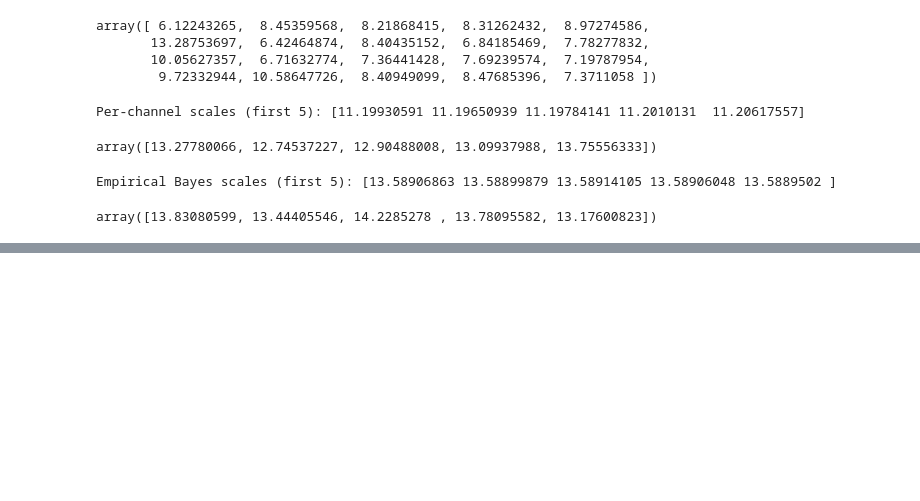
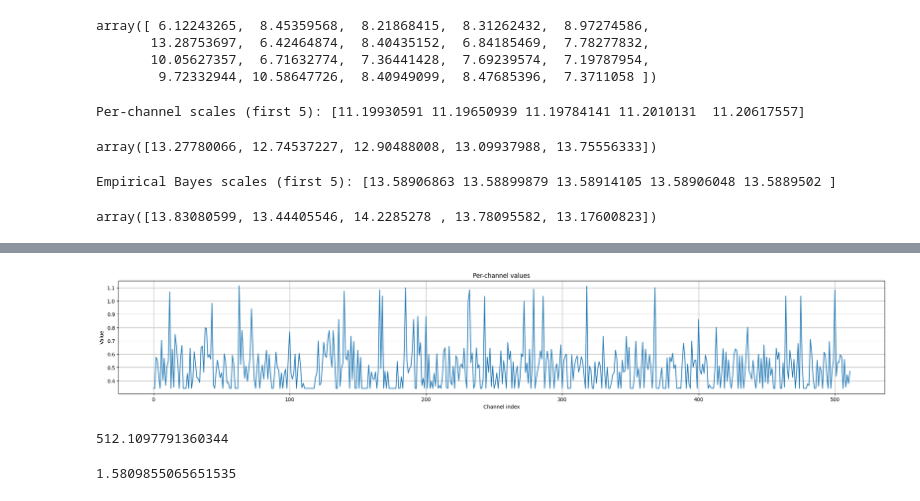
Before and after one commit to tahir0khalil/MaskedSmoothing, a Jupyter notebook: activation_scale_extension.ipynb, the cells around one changed output, grey strips where cells are left out. Saved outputs shown, nothing was run; the diff lists cells and outputs as text; code cells hidden in the pictures; blank space fills up the shorter version.

```diff
--- a/activation_scale_extension.ipynb
+++ b/activation_scale_extension.ipynb
@@ -421,0 +1017,22 @@ array([13.83080599, 13.44405546, 14.2285278 , 13.78095582, 13.17600823])
+# %%
+# type(vals)
+
+
+
+import matplotlib.pyplot as plt
+
+# # Example tensor
+# x = torch.randn(768)
+
+# Move to CPU and convert to NumPy for plotting
+x_np = d['model.decoder.layers.0.self_attn.q_proj'][:,2].detach().cpu().numpy()
+
+plt.figure(figsize=(27, 4))
+plt.plot(x_np)
+plt.title("Per-channel values")
+plt.xlabel("Channel index")
+plt.ylabel("Value")
+plt.grid(True)
+plt.show()
+# %% [output]
+[figure, added]
@@ -421,0 +1041,48 @@ array([13.83080599, 13.44405546, 14.2285278 , 13.78095582, 13.17600823])
+# %%
+genextreme.ppf(0.9, c_hat, loc=loc, scale=scale)
+# %% [output]
+512.1097791360344
+# %%
+import torch
+import numpy as np
+from scipy.stats import genpareto
+
+def predict_global_max_evt(per_example_max: torch.Tensor, q=0.999, tail_fraction=0.15):
+    """
+    Predict global max using Extreme Value Theory (EVT).
+
+    Args:
+        per_example_max: 1D tensor of per-channel maxima.
+        q: Target quantile (e.g., 0.999).
+        tail_fraction: Fraction of highest values used for fitting the GPD.
+
+    Returns:
+        predicted_global_max (float)
+    """
+    # Convert to numpy
+    x = per_example_max.detach().cpu().numpy()
+
+    # Sort values ascending
+    x_sorted = np.sort(x)
+
+    # Take upper tail
+    n_tail = max(10, int(len(x) * tail_fraction))
+    tail = x_sorted[-n_tail:]
+    threshold = tail[0]  # threshold = min of tail region
+
+    # Fit Generalized Pareto Distribution (GPD) to tail exceedances
+    excesses = tail - threshold
+    shape, loc, scale = genpareto.fit(excesses, floc=0)
+
+    # Estimate quantile from the GPD
+    p_tail = 1 - n_tail / len(x)
+    adjusted_q = (q - p_tail) / (1 - p_tail)
+    adjusted_q = np.clip(adjusted_q, 0, 1)
+
+    predicted = threshold + genpareto.ppf(adjusted_q, shape, loc=0, scale=scale)
+    return float(predicted)
+
+
+predict_global_max_evt(d['model.decoder.layers.0.self_attn.q_proj'][:,2])
+# %% [output]
+1.5809855065651535
```
Also changed, not shown: parts of 77 cells of this notebook, 11 other files.
